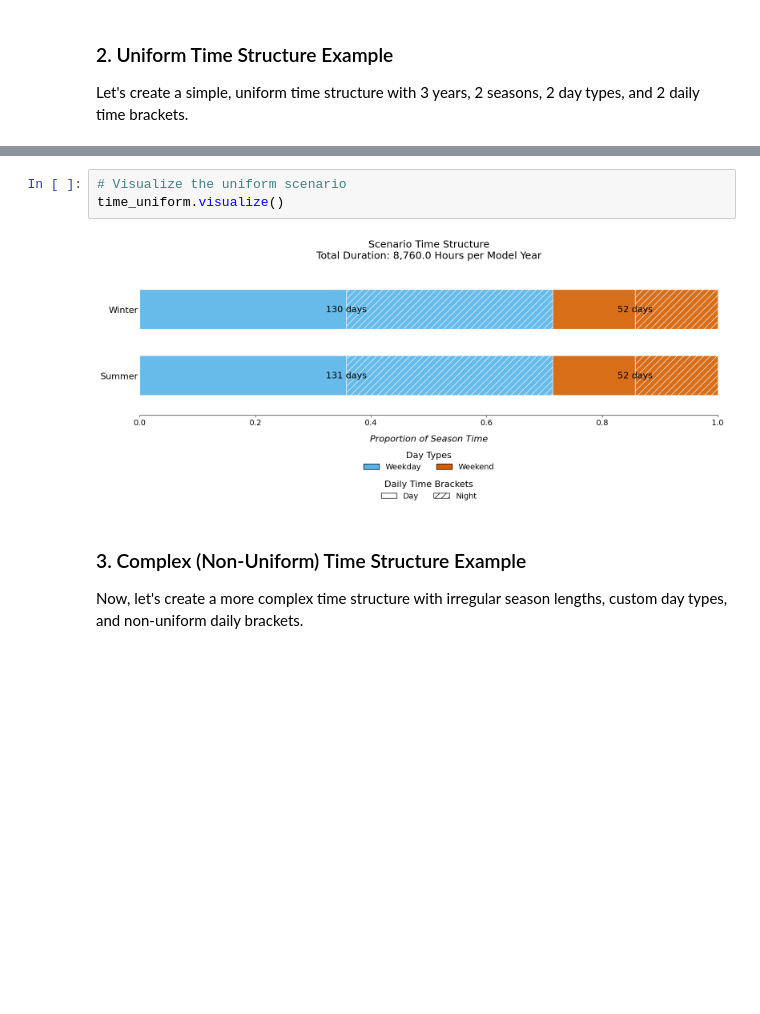
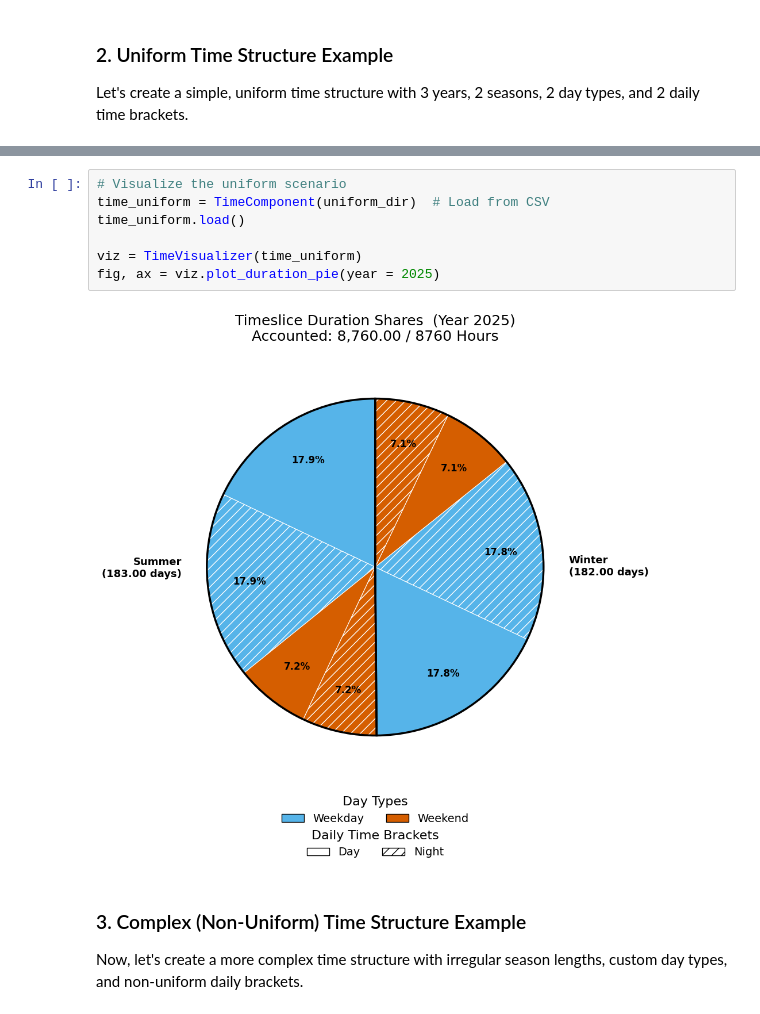
Before and after one commit to esemsc-as4623/pypsa-playground, a Jupyter notebook: notebooks/demo.time.ipynb, the cells around one changed output, grey strips where cells are left out. Cells and saved outputs as stored; diff of their text form; blank space fills up the shorter version.

```diff
--- a/notebooks/demo.time.ipynb
+++ b/notebooks/demo.time.ipynb
@@ -68,8 +69,12 @@ Brackets:
 # %%
 # Visualize the uniform scenario
-time_uniform.visualize()
+time_uniform = TimeComponent(uniform_dir)  # Load from CSV
+time_uniform.load()
+
+viz = TimeVisualizer(time_uniform)
+fig, ax = viz.plot_duration_pie(year = 2025)
 # %% [output]
-[figure, old version]
+[figure, new version]
 # %% [markdown]
 ### 3. Complex (Non-Uniform) Time Structure Example
 Now, let's create a more complex time structure with irregular season lengths, custom day types, and non-uniform daily brackets.
```
Also changed, not shown: parts of 5 cells of this notebook, 4 other files.
